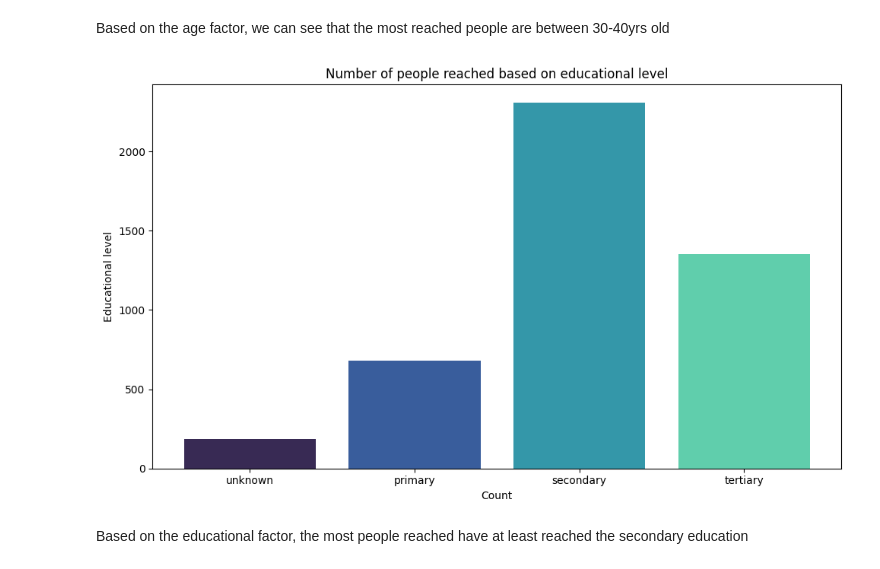
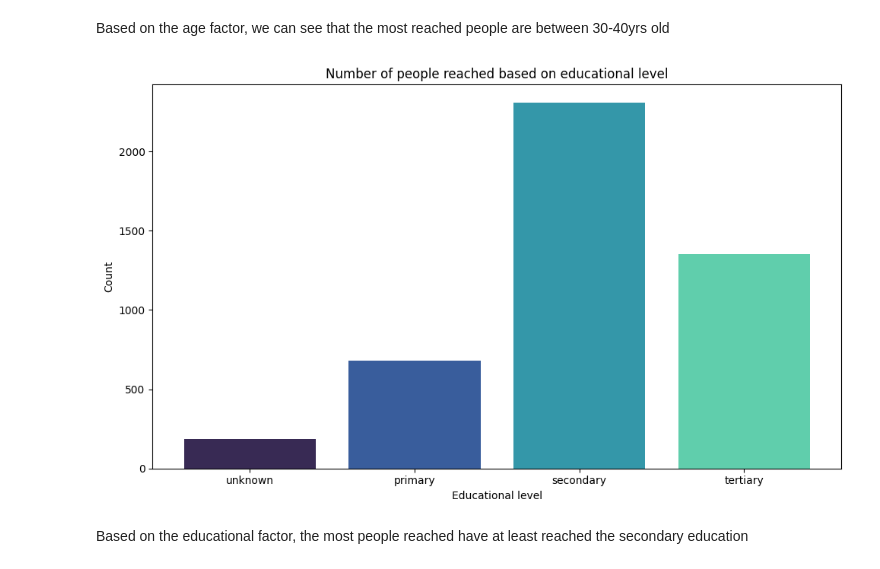
Before and after one commit to 45modeus/DI-Bootcamp, a Jupyter notebook: Week12/day1/hackathon.ipynb, the cells around one changed output. Cells and saved outputs as stored; diff of their text form; code cells hidden in the pictures.

```diff
--- a/Week12/day1/hackathon.ipynb
+++ b/Week12/day1/hackathon.ipynb
@@ -235,25 +235,25 @@ Based on the age factor, we can see that the most reached people are between 30-
 # %%
 #campaign based on education
 
 edu_order = [
     'unknown', 'primary', 'secondary', 'tertiary'
 ]
 
 df['education'] = pd.Categorical(df['education'], categories=edu_order, ordered=True)
 
 edu = df['education'].value_counts().sort_index()
 
 colors = sns.color_palette("mako", len(edu))
 
 plt.figure(figsize=(10, 6))
 plt.bar(edu.index, edu.values, color=colors)
 plt.title('Number of people reached based on educational level')
-plt.xlabel('Count')
-plt.ylabel('Educational level')
+plt.xlabel('Educational level')
+plt.ylabel('Count')
 plt.tight_layout()
 plt.show()
 # %% [output]
-[figure, old version]
+[figure, new version]
 # %% [markdown]
 Based on the educational factor, the most people reached have at least reached the secondary education
 # %%
```
Also changed, not shown: parts of 2 cells of this notebook.
